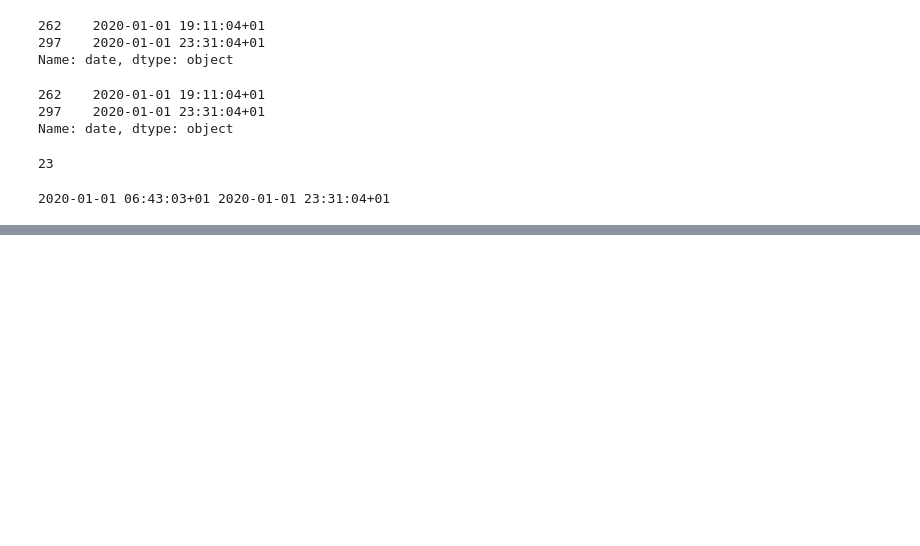
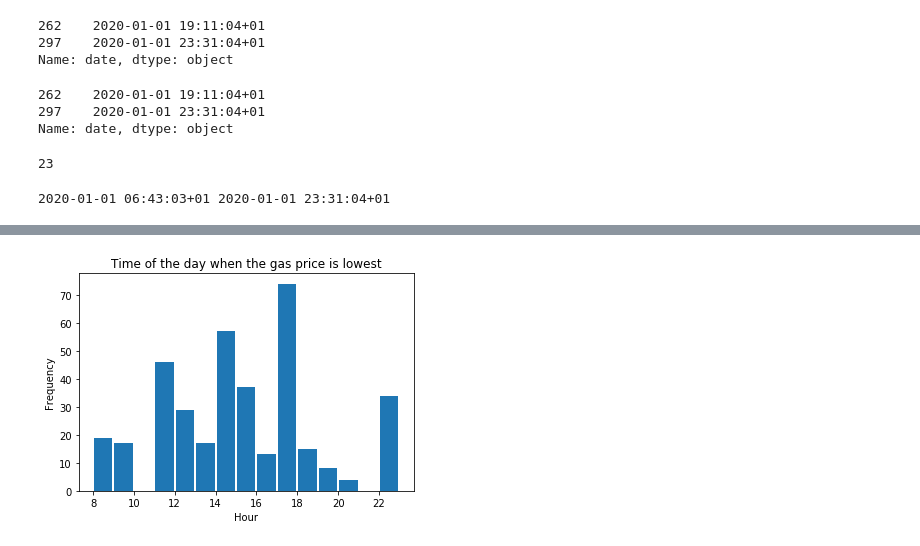
Before and after one commit to grevtsovkirill/GasAnalysis, a Jupyter notebook: GasAnalysis.ipynb, the cells around one changed output, grey strips where cells are left out. Drawn from its saved outputs; the diff is of its cells as text; code cells hidden in the pictures; blank space fills up the shorter version.

```diff
--- a/GasAnalysis.ipynb
+++ b/GasAnalysis.ipynb
@@ -414,0 +419,5 @@ time_lowest_price
+# %%
+#t_array = np.asarray(time_lowest_price)
+t_array=get_lowprice_time(merged_data)
+# %% [output]
+[figure, added]
```
Also changed, not shown: parts of 5 cells of this notebook.
